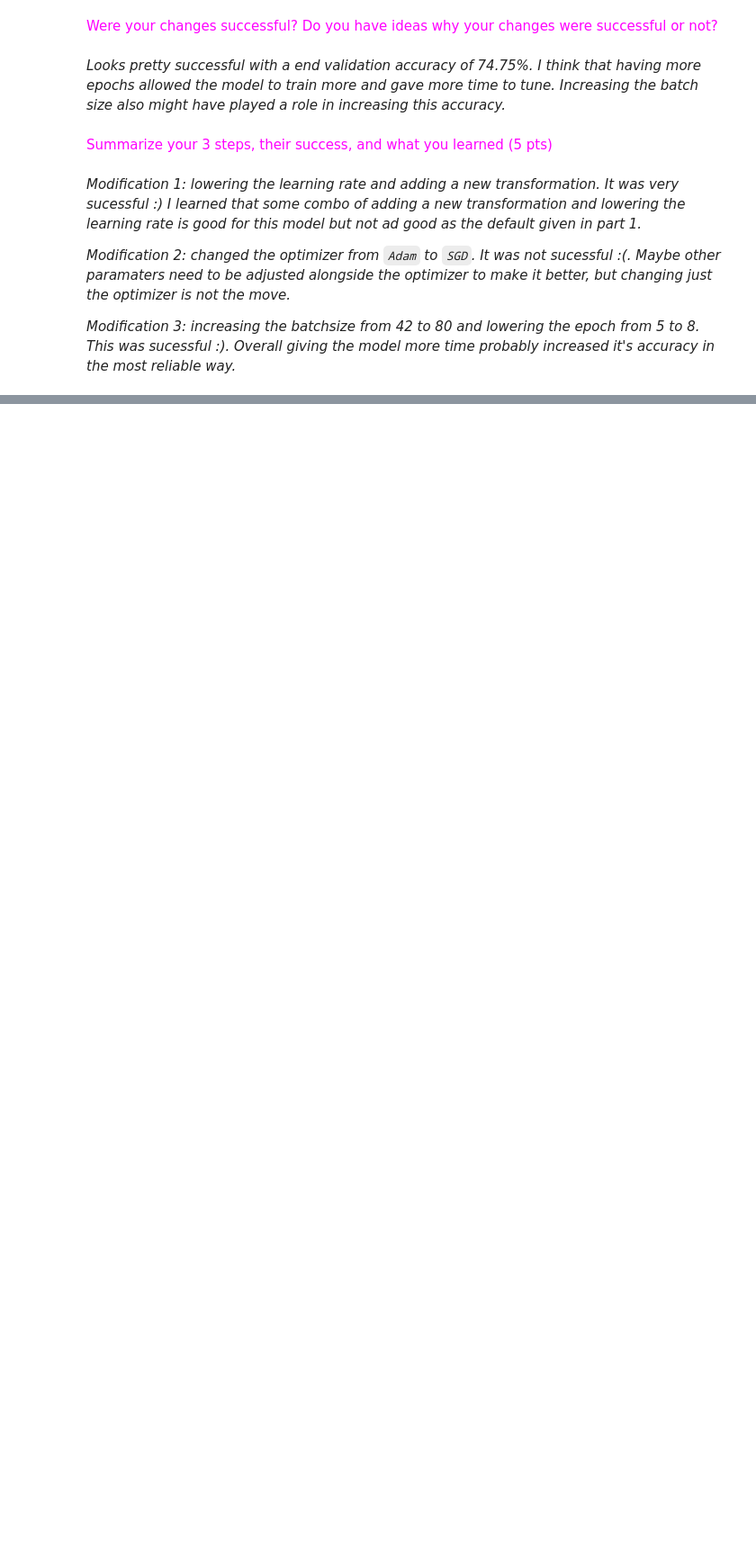
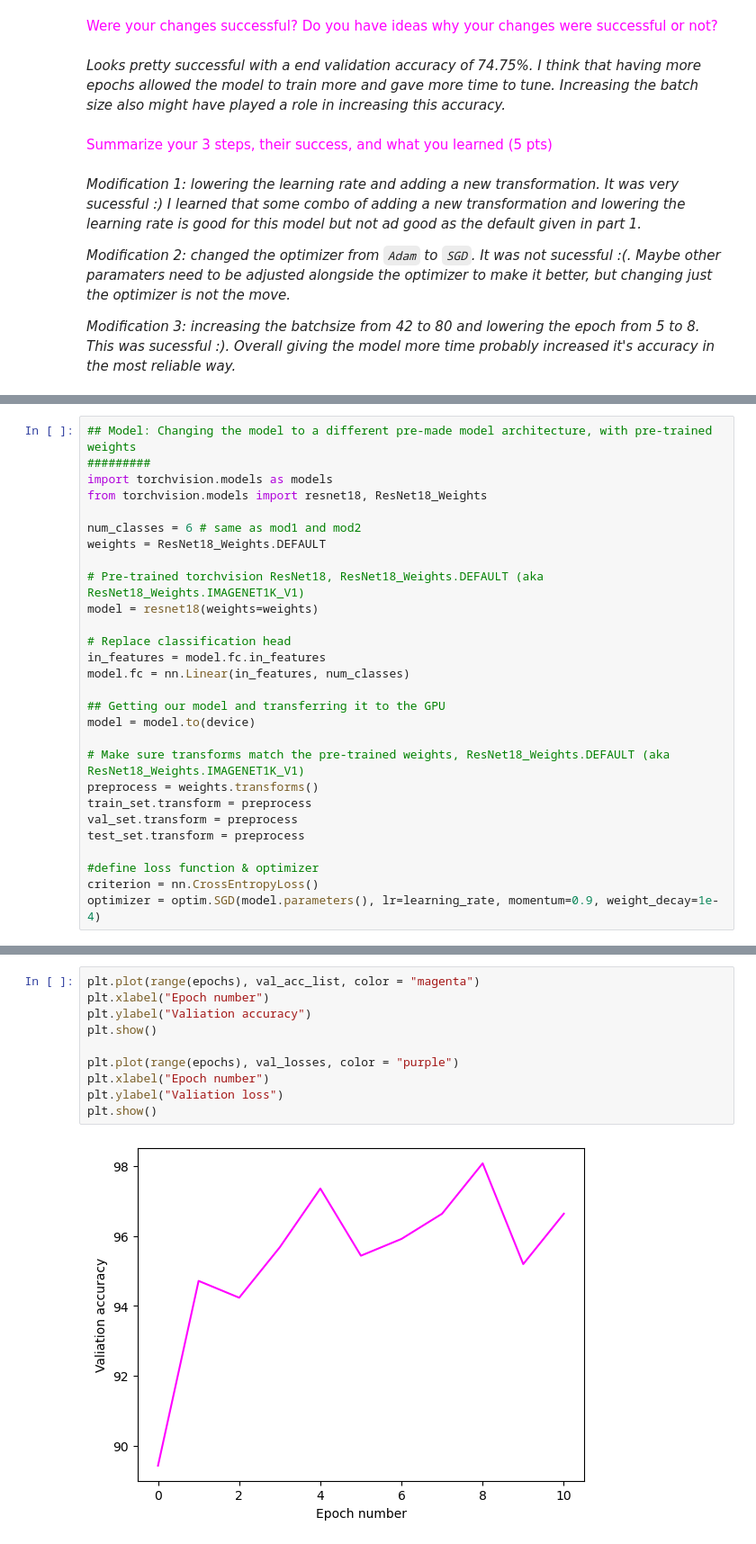
Before and after one commit to coreancutie/HappyWhaleClassifier, a Jupyter notebook: ML_assignment_whale_species.ipynb, the cells around one changed output, grey strips where cells are left out. Shown at 90% size. Cells and saved outputs as stored; diff of their text form; blank space fills up the shorter version.

Commit message:
adding in a part3 with a group model

```diff
--- a/ML_assignment_whale_species.ipynb
+++ b/ML_assignment_whale_species.ipynb
@@ -1628,0 +1646,28 @@ cm_analysis(y_true, y_pred, "Confusion matrix")
+# %%
+## Model: Changing the model to a different pre-made model architecture, with pre-trained weights
+#########
+import torchvision.models as models
+from torchvision.models import resnet18, ResNet18_Weights
+
+num_classes = 6 # same as mod1 and mod2
+weights = ResNet18_Weights.DEFAULT
+
+# Pre-trained torchvision ResNet18, ResNet18_Weights.DEFAULT (aka ResNet18_Weights.IMAGENET1K_V1)
+model = resnet18(weights=weights)
+
+# Replace classification head
+in_features = model.fc.in_features
+model.fc = nn.Linear(in_features, num_classes)
+
+## Getting our model and transferring it to the GPU
+model = model.to(device)
+
+# Make sure transforms match the pre-trained weights, ResNet18_Weights.DEFAULT (aka ResNet18_Weights.IMAGENET1K_V1)
+preprocess = weights.transforms()
+train_set.transform = preprocess
+val_set.transform = preprocess
+test_set.transform = preprocess
+
+#define loss function & optimizer
+criterion = nn.CrossEntropyLoss()
+optimizer = optim.SGD(model.parameters(), lr=learning_rate, momentum=0.9, weight_decay=1e-4)
@@ -1628,0 +1797,12 @@ cm_analysis(y_true, y_pred, "Confusion matrix")
+# %%
+plt.plot(range(epochs), val_acc_list, color = "magenta")
+plt.xlabel("Epoch number")
+plt.ylabel("Valiation accuracy")
+plt.show()
+
+plt.plot(range(epochs), val_losses, color = "purple")
+plt.xlabel("Epoch number")
+plt.ylabel("Valiation loss")
+plt.show()
+# %% [output]
+[figure, added]
```
Also changed, not shown: parts of 7 cells of this notebook.
